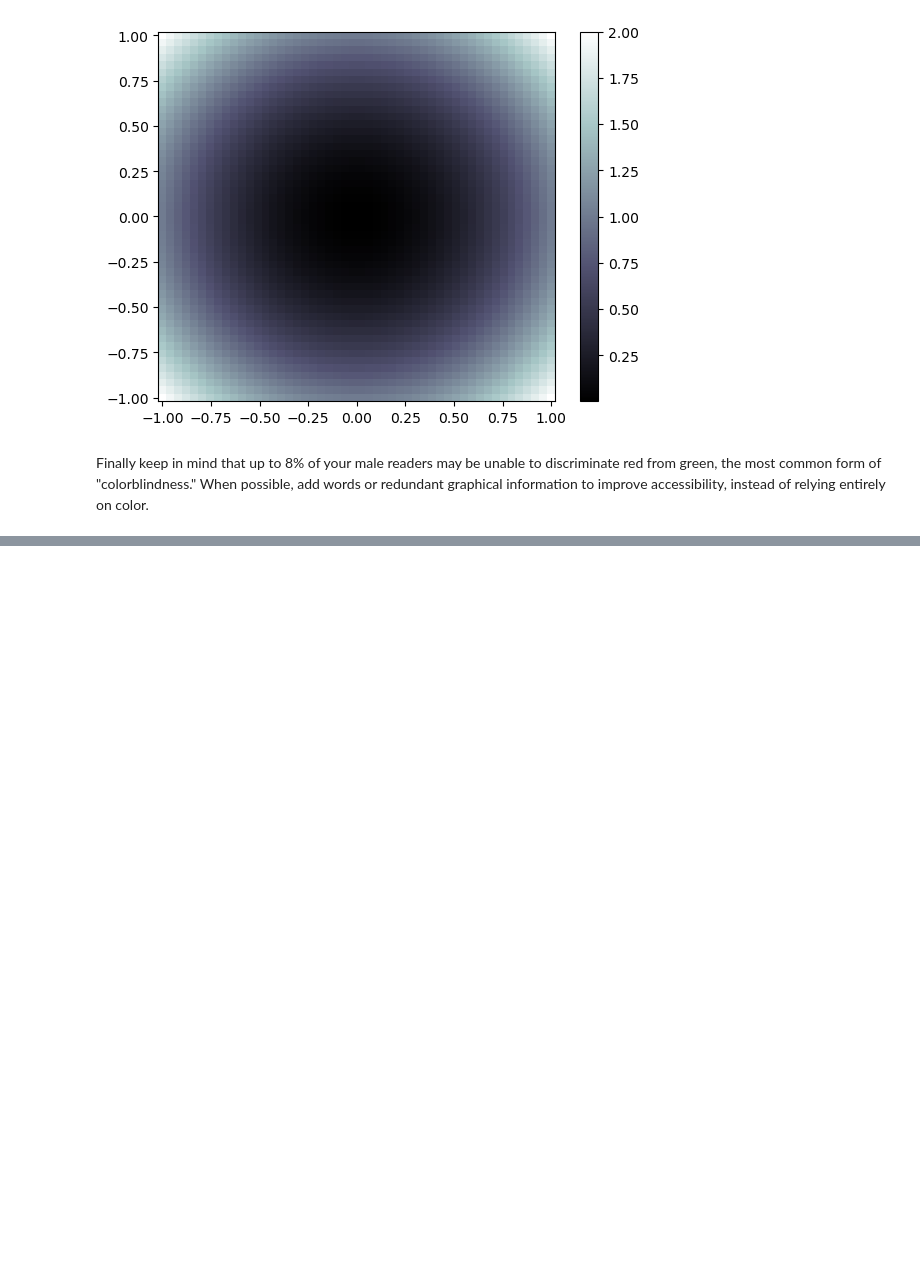
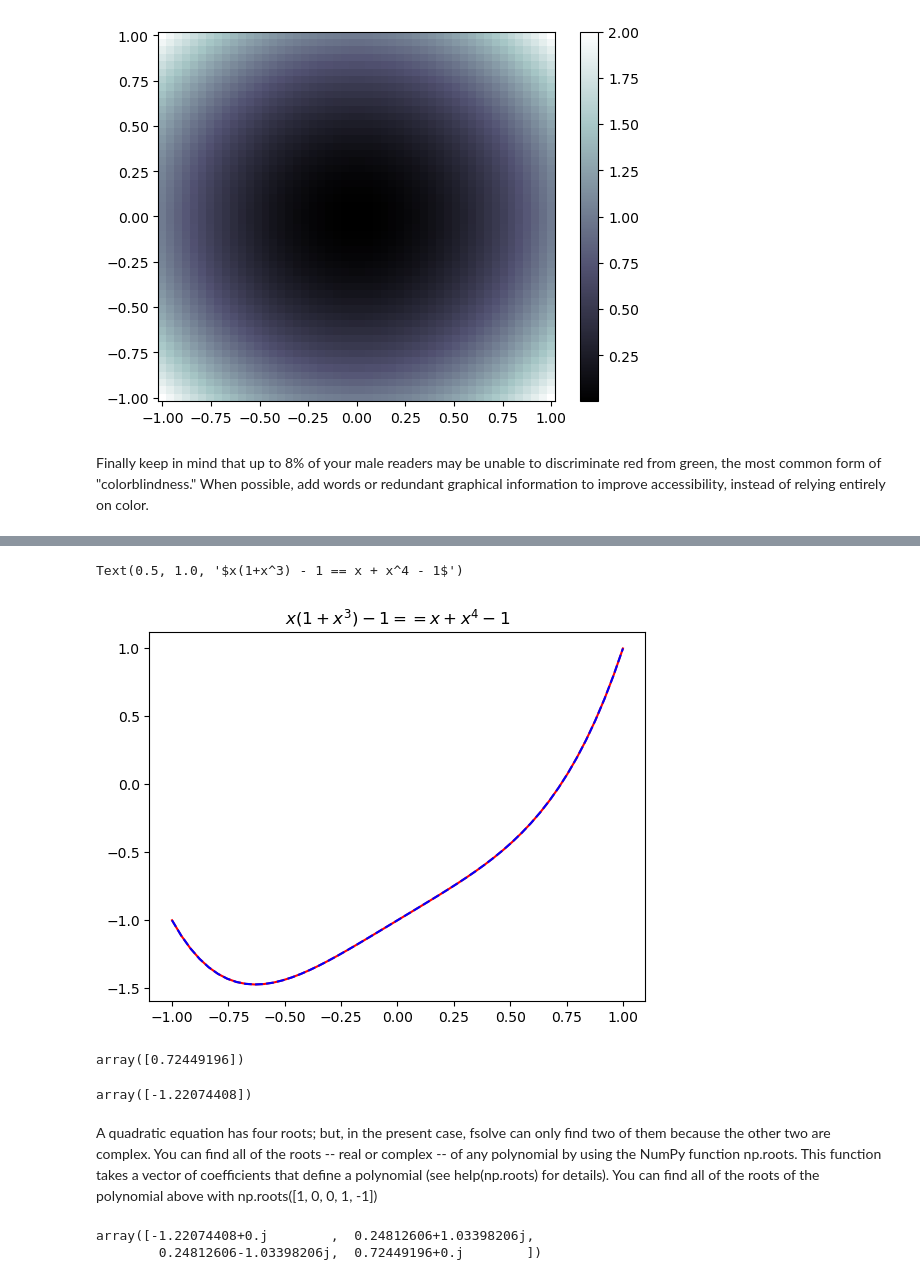
Before and after one commit to e-d-p-9/Physical-Modeling-with-Python, a Jupyter notebook: Ch6/ch6-notes.ipynb, the cells around one changed output, grey strips where cells are left out. Saved outputs shown, nothing was run; the diff lists cells and outputs as text; code cells hidden in the pictures; blank space fills up the shorter version.

```diff
--- a/Ch6/ch6-notes.ipynb
+++ b/Ch6/ch6-notes.ipynb
@@ -800,0 +961,34 @@ Finally keep in mind that up to 8% of your male readers may be unable to discrim
+# %%
+def f1(x):
+    return x*(1 + x**3) - 1
+
+def f2(x):
+    return x + x**4 - 1
+
+
+x = np.linspace(-1, 1)
+y1 = f1(x)
+y2 = f2(x)
+
+plt.plot(x, y1, 'r', x, y2, 'b--')
+plt.title("$x(1+x^3) - 1 == x + x^4 - 1$")
+# %% [output]
+Text(0.5, 1.0, '$x(1+x^3) - 1 == x + x^4 - 1$')
+[figure, added]
+# %%
+def f(x): return x * (1 + x**3) - 1
+fsolve(f, 1)
+# %% [output]
+array([0.72449196])
+# %%
+fsolve(f, -1)
+# %% [output]
+array([-1.22074408])
+# %% [markdown]
+A quadratic equation has four roots; but, in the present case, fsolve can only find two of them because the other two are complex.
+You can find all of the roots -- real or complex -- of any polynomial by using the NumPy function np.roots. This function takes a vector of coefficients that define a polynomial (see help(np.roots) for details). You can find all of the roots of the polynomial above with np.roots([1, 0, 0, 1, -1])
+# %%
+np.roots([1, 0, 0, 1, -1])
+# %% [output]
+array([-1.22074408+0.j        ,  0.24812606+1.03398206j,
+        0.24812606-1.03398206j,  0.72449196+0.j        ])
```
Also changed, not shown: parts of 46 cells of this notebook.
